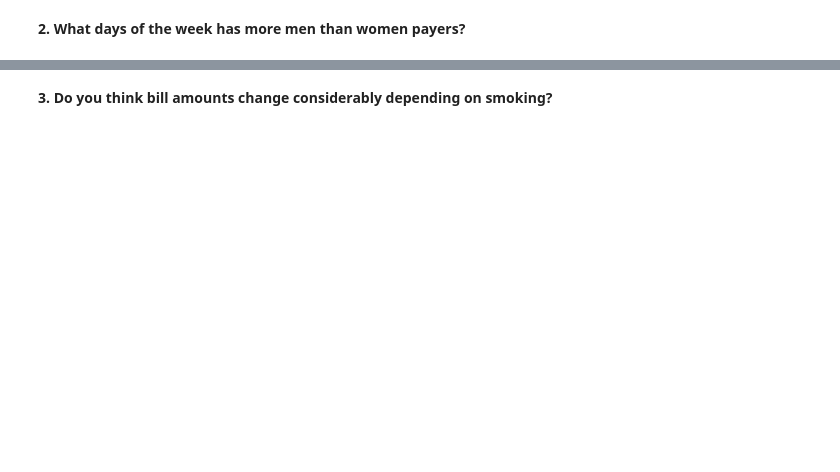
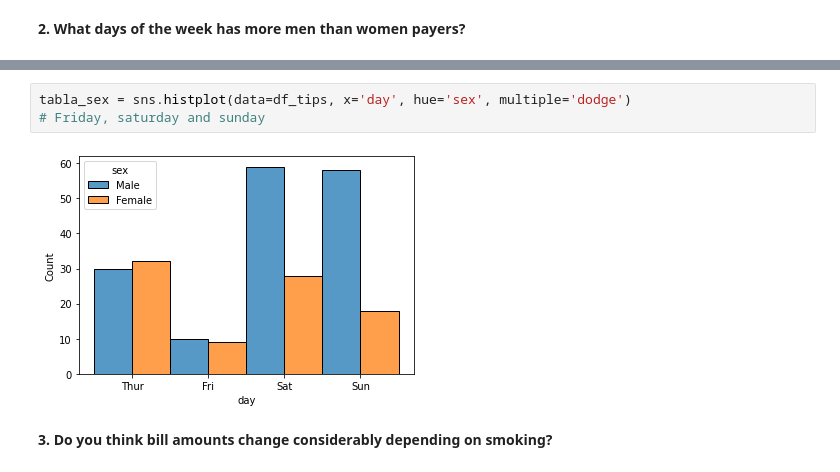
Before and after one commit to Ironhack-Part-Time-Enero2022/lab-visualization-intr, a Jupyter notebook: your-code/challenge-1.ipynb, the cells around one changed output, grey strips where cells are left out. Drawn from its saved outputs; the diff is of its cells as text; blank space fills up the shorter version.

```diff
--- a/your-code/challenge-1.ipynb
+++ b/your-code/challenge-1.ipynb
@@ -68,2 +43,7 @@ dtype: bool
+# %%
+tabla_sex = sns.histplot(data=df_tips, x='day', hue='sex', multiple='dodge')
+# Friday, saturday and sunday
+# %% [output]
+[figure, added]
 # %% [markdown]
 **3. Do you think bill amounts change considerably depending on smoking?**
```
Also changed, not shown: parts of 7 cells of this notebook.
